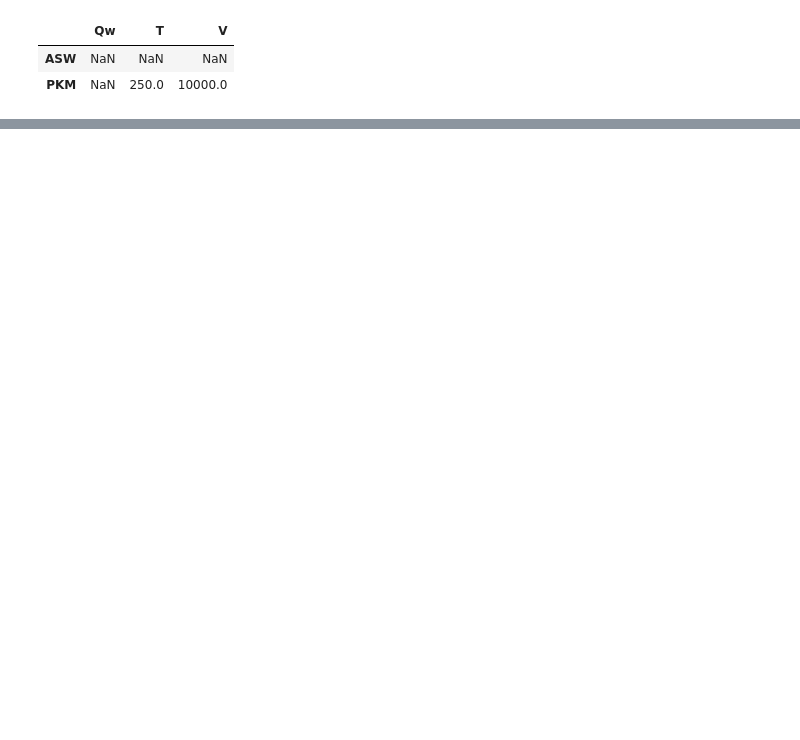
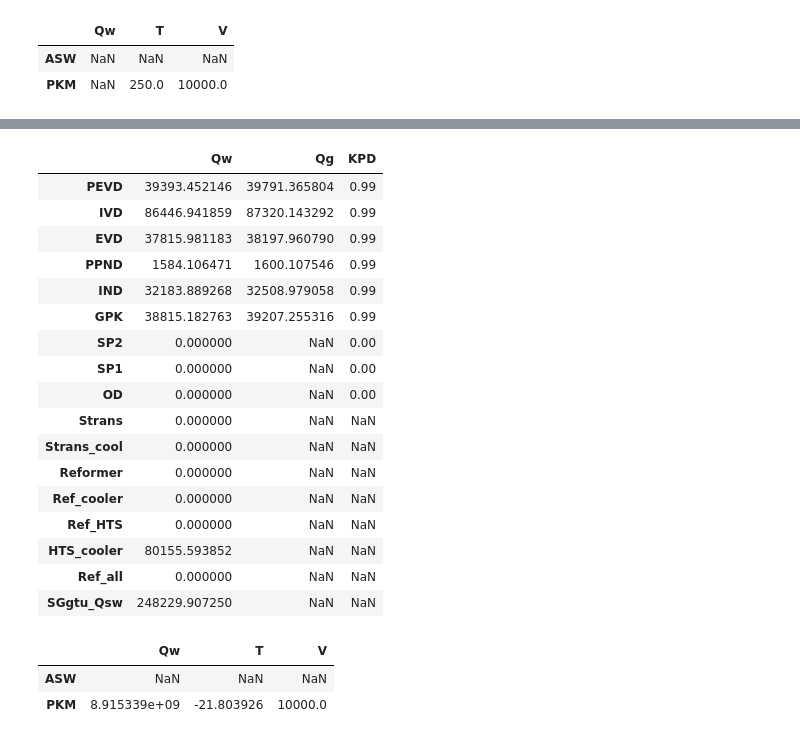
Before and after one commit to maksimovia/GZ, a Jupyter notebook: Raschet KU+TU+PKM.ipynb, the cells around one changed output, grey strips where cells are left out. Cells and saved outputs as stored; diff of their text form; code cells hidden in the pictures; blank space fills up the shorter version.

```diff
--- a/Raschet KU+TU+PKM.ipynb
+++ b/Raschet KU+TU+PKM.ipynb
@@ -372,0 +529,27 @@ accumulation
+# %%
+heaters
+# %% [output]
+|  | Qw | Qg | KPD |
+| PEVD | 39393.452146 | 39791.365804 | 0.99 |
+| IVD | 86446.941859 | 87320.143292 | 0.99 |
+| EVD | 37815.981183 | 38197.960790 | 0.99 |
+| PPND | 1584.106471 | 1600.107546 | 0.99 |
+| IND | 32183.889268 | 32508.979058 | 0.99 |
+| GPK | 38815.182763 | 39207.255316 | 0.99 |
+| SP2 | 0.000000 | NaN | 0.00 |
+| SP1 | 0.000000 | NaN | 0.00 |
+| OD | 0.000000 | NaN | 0.00 |
+| Strans | 0.000000 | NaN | NaN |
+| Strans_cool | 0.000000 | NaN | NaN |
+| Reformer | 0.000000 | NaN | NaN |
+| Ref_cooler | 0.000000 | NaN | NaN |
+| Ref_HTS | 0.000000 | NaN | NaN |
+| HTS_cooler | 80155.593852 | NaN | NaN |
+| Ref_all | 0.000000 | NaN | NaN |
+| SGgtu_Qsw | 248229.907250 | NaN | NaN |
+# %%
+accumulation
+# %% [output]
+|  | Qw | T | V |
+| ASW | NaN | NaN | NaN |
+| PKM | 8.915339e+09 | -21.803926 | 10000.0 |
```
Also changed, not shown: parts of 12 cells of this notebook, 13 other files.
